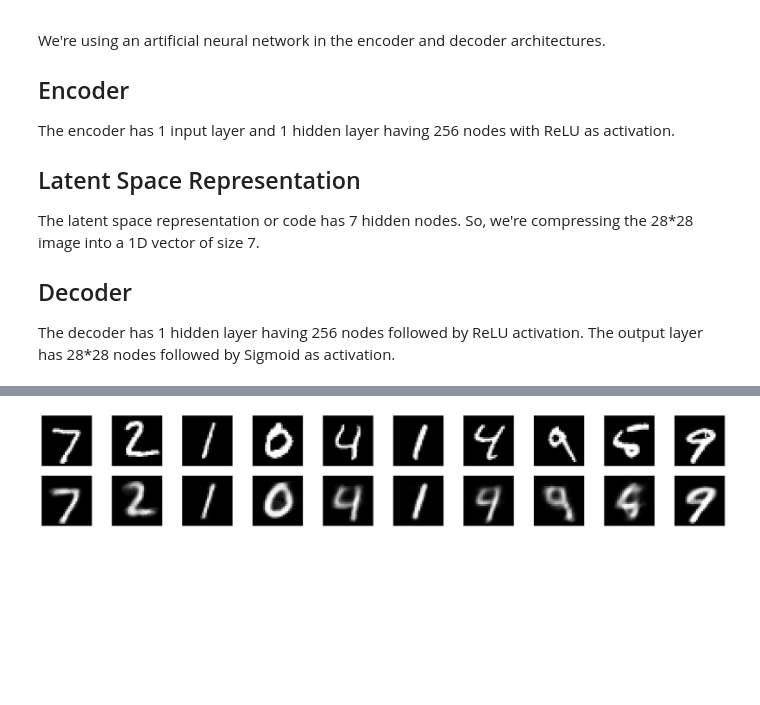
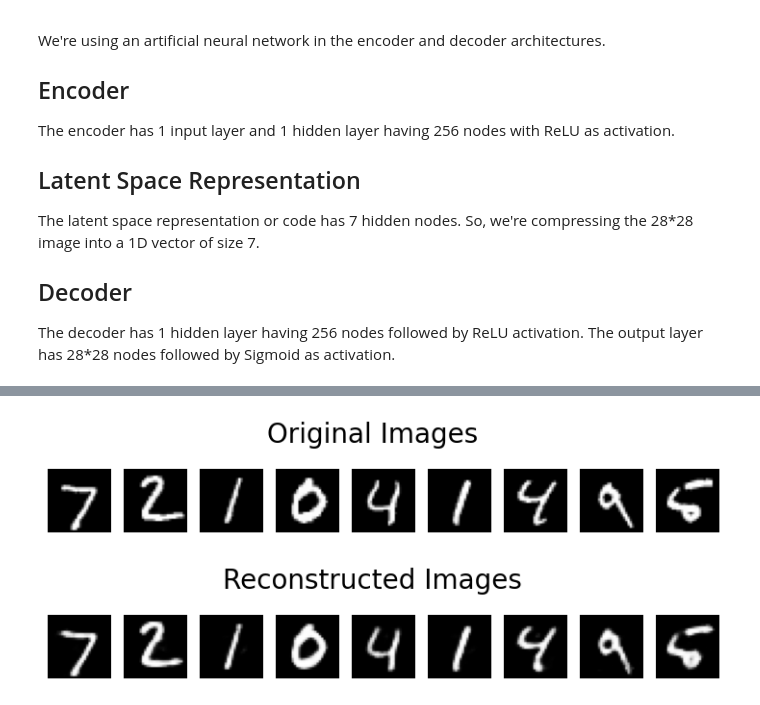
Before and after one commit to suryansh-sinha/AutoEncoders, a Jupyter notebook: VanillaAutoencoder.ipynb, the cells around one changed output, grey strips where cells are left out. Cells and saved outputs as stored; diff of their text form; code cells hidden in the pictures; blank space fills up the shorter version.

```diff
--- a/VanillaAutoencoder.ipynb
+++ b/VanillaAutoencoder.ipynb
@@ -18,8 +18,9 @@ import numpy as np
 from torchvision import datasets
 from torch.utils.data import DataLoader
 from torchvision.transforms import v2 as transforms
+from tqdm.auto import tqdm
 
-device = 'cuda' if torch.cuda.is_available() else 'cpu'
+device = 'cuda' if torch.cuda.is_available() else 'mps' if torch.backends.mps.is_available() else 'cpu'
 
 # convert data to torch.FloatTensor
 transform = transforms.Compose([
@@ -109,11 +110,12 @@ for epoch in range(1, n_epochs+1):
   train_loss = 0
 
   model.train()
-  for images, _ in train_loader:
+  for images, _ in tqdm(train_loader):
+    images = images.to(device)
     current_batch_size = images.size(0)
-    optimizer.zero_grad()
     outputs = model(images).view(current_batch_size, 1, 28, 28)
     loss = loss_fn(outputs, images)
+    optimizer.zero_grad()
     loss.backward()
     optimizer.step()
     train_loss += loss.item()*current_batch_size
@@ -144,23 +136,32 @@ Epoch: 20 | Training Loss: 0.0284
-# %%
-model.eval()
-with torch.inference_mode():
-  # obtain one batch of test images
-  images, labels = next(iter(test_loader))
-  # get sample outputs
-  output = model(images)
-  # prep images for display
-  images = images.numpy()
-  # output is resized into a batch of images
-  output = output.view(images.size(0), 1, 28, 28)
-  # use detach when it's an output that requires_grad
-  output = output.detach().numpy()
-  # plot the first ten input images and then reconstructed images
-  fig, axes = plt.subplots(nrows=2, ncols=10, sharex=True, sharey=True, figsize=(25,4))
-  # input images on top row, reconstructions on bottom
-  for images, row in zip([images, output], axes):
-      for img, ax in zip(images, row):
-          ax.imshow(np.squeeze(img), cmap='gray')
-          ax.get_xaxis().set_visible(False)
-          ax.get_yaxis().set_visible(False)
-# %% [output]
-[figure, removed]
+# %%
+def show_result(dataloader):
+  img, _ = next(iter(dataloader))
+
+  # Moving images to target device
+  img = img.to(device)
+
+  # Plot original images
+  plt.figure(figsize=(9, 3))
+  for i in range(0, 9):
+    plt.subplot(2, 9, i+1)
+    image = img[i].cpu().permute(1, 2, 0)
+    plt.imshow(image, cmap='gray')
+    plt.axis(False)
+  plt.suptitle(f"Original Images", fontsize=20)
+
+  # Get the output from model and plot reconstructed images
+  model.eval()
+  with torch.inference_mode():
+    plt.figure(figsize=(9, 3))
+    output = model(img).view(img.size(0), 1, 28, 28)
+    for i in range(0, 9):
+      plt.subplot(2, 9, i+1)
+      image = output[i].cpu().permute(1, 2, 0)
+      plt.imshow(image, cmap='gray')
+      plt.axis(False)
+    plt.suptitle("Reconstructed Images", fontsize=20)
+# %%
+show_result(test_loader)
+# %% [output]
+[figure, added]
+[figure, added]
```
Also changed, not shown: parts of 3 cells of this notebook, 10 other files.
